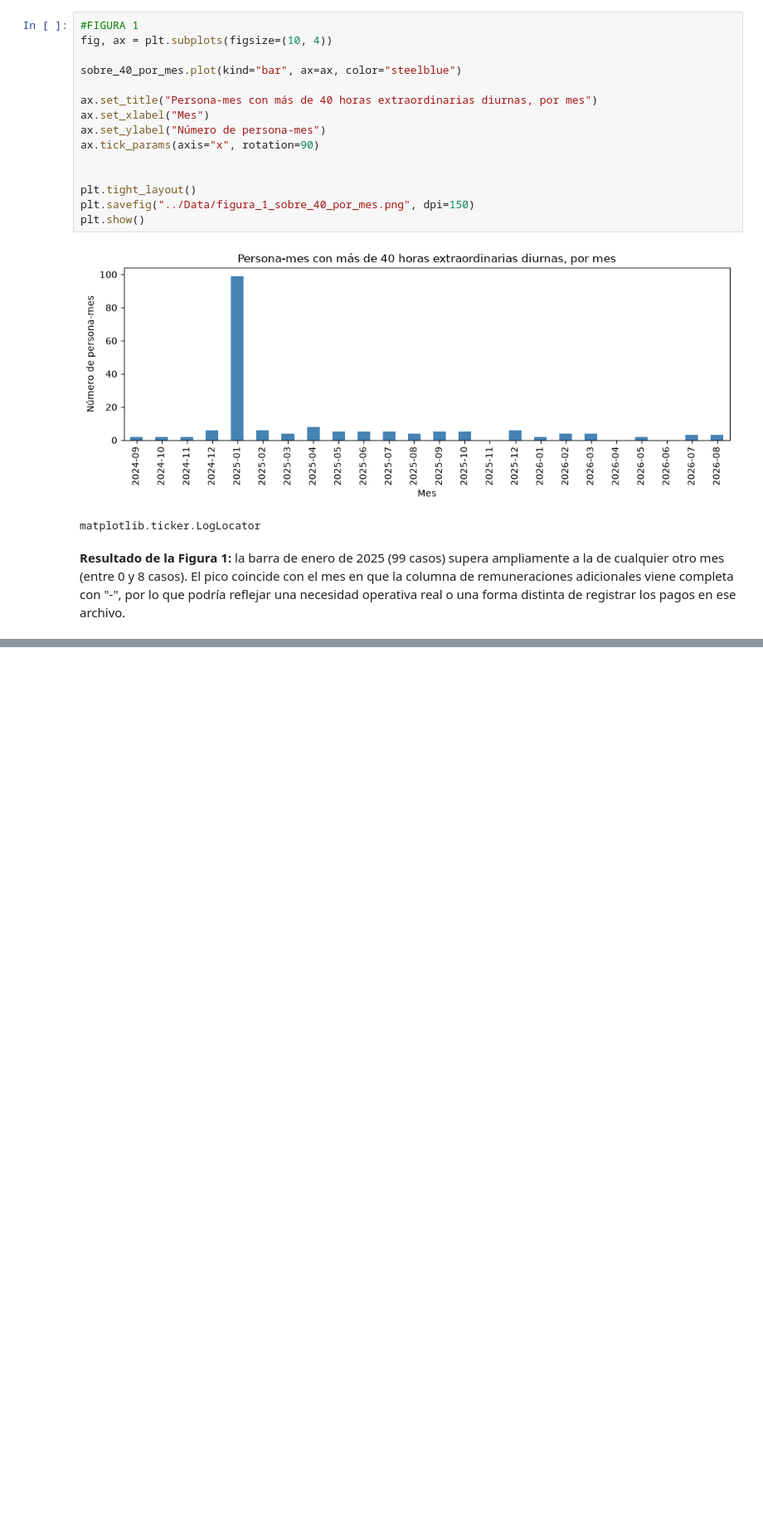
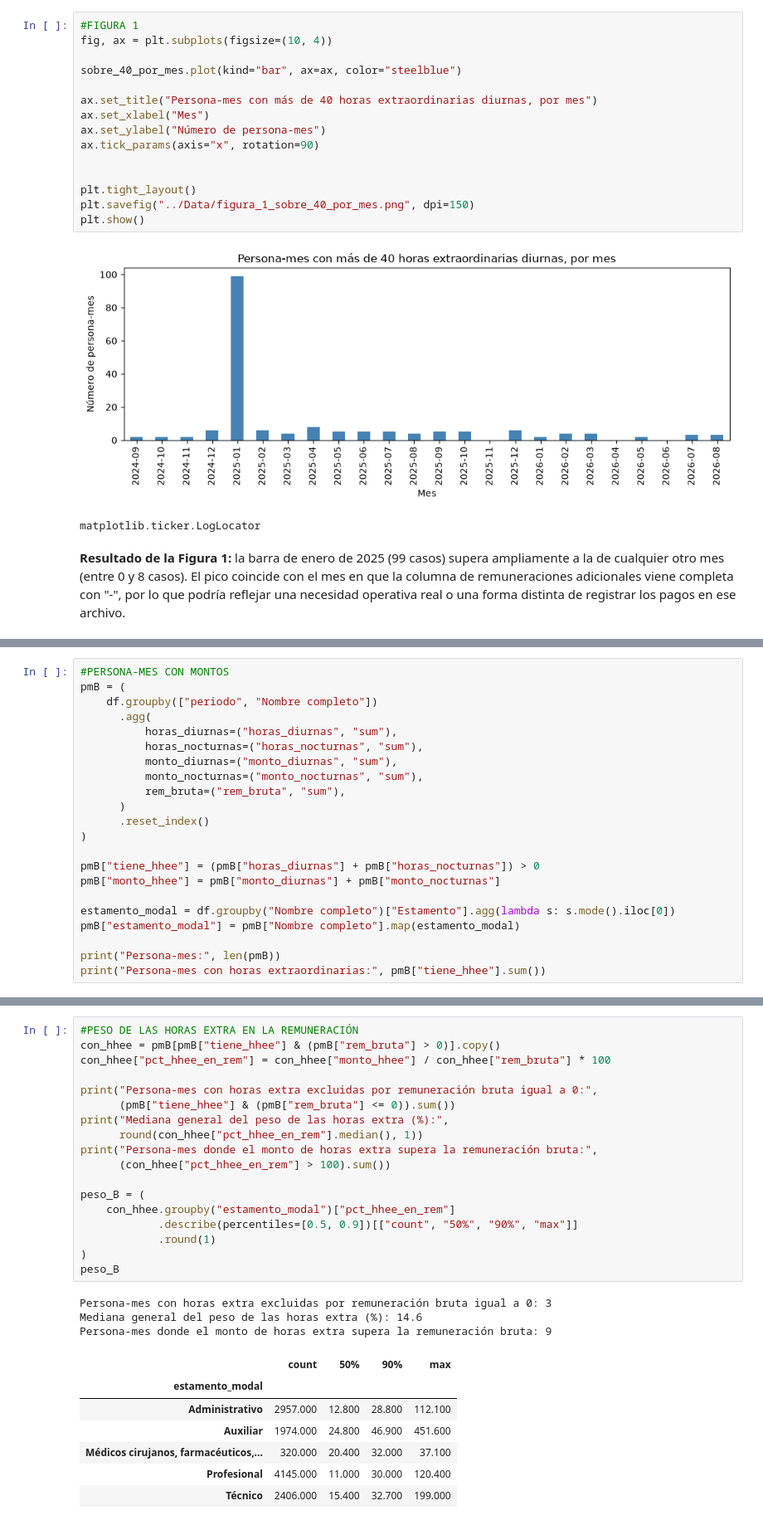
Before and after one commit to josenaxo/Proyecto-Business, a Jupyter notebook: Analysis/EDA.ipynb, the cells around one changed output, grey strips where cells are left out. Shown at 83% size. Cells and saved outputs as stored; diff of their text form; blank space fills up the shorter version.

```diff
--- a/Analysis/EDA.ipynb
+++ b/Analysis/EDA.ipynb
@@ -510,0 +521,22 @@ matplotlib.ticker.LogLocator
+# %%
+#PERSONA-MES CON MONTOS
+pmB = (
+    df.groupby(["periodo", "Nombre completo"])
+      .agg(
+          horas_diurnas=("horas_diurnas", "sum"),
+          horas_nocturnas=("horas_nocturnas", "sum"),
+          monto_diurnas=("monto_diurnas", "sum"),
+          monto_nocturnas=("monto_nocturnas", "sum"),
+          rem_bruta=("rem_bruta", "sum"),
+      )
+      .reset_index()
+)
+
+pmB["tiene_hhee"] = (pmB["horas_diurnas"] + pmB["horas_nocturnas"]) > 0
+pmB["monto_hhee"] = pmB["monto_diurnas"] + pmB["monto_nocturnas"]
+
+estamento_modal = df.groupby("Nombre completo")["Estamento"].agg(lambda s: s.mode().iloc[0])
+pmB["estamento_modal"] = pmB["Nombre completo"].map(estamento_modal)
+
+print("Persona-mes:", len(pmB))
+print("Persona-mes con horas extraordinarias:", pmB["tiene_hhee"].sum())
@@ -510,0 +600,29 @@ matplotlib.ticker.LogLocator
+# %%
+#PESO DE LAS HORAS EXTRA EN LA REMUNERACIÓN
+con_hhee = pmB[pmB["tiene_hhee"] & (pmB["rem_bruta"] > 0)].copy()
+con_hhee["pct_hhee_en_rem"] = con_hhee["monto_hhee"] / con_hhee["rem_bruta"] * 100
+
+print("Persona-mes con horas extra excluidas por remuneración bruta igual a 0:",
+      (pmB["tiene_hhee"] & (pmB["rem_bruta"] <= 0)).sum())
+print("Mediana general del peso de las horas extra (%):",
+      round(con_hhee["pct_hhee_en_rem"].median(), 1))
+print("Persona-mes donde el monto de horas extra supera la remuneración bruta:",
+      (con_hhee["pct_hhee_en_rem"] > 100).sum())
+
+peso_B = (
+    con_hhee.groupby("estamento_modal")["pct_hhee_en_rem"]
+            .describe(percentiles=[0.5, 0.9])[["count", "50%", "90%", "max"]]
+            .round(1)
+)
+peso_B
+# %% [output]
+Persona-mes con horas extra excluidas por remuneración bruta igual a 0: 3
+Mediana general del peso de las horas extra (%): 14.6
+Persona-mes donde el monto de horas extra supera la remuneración bruta: 9
+|  | count | 50% | 90% | max |
+| estamento_modal |  |  |  |  |
+| Administrativo | 2957.000 | 12.800 | 28.800 | 112.100 |
+| Auxiliar | 1974.000 | 24.800 | 46.900 | 451.600 |
+| Médicos cirujanos, farmacéuticos,... | 320.000 | 20.400 | 32.000 | 37.100 |
+| Profesional | 4145.000 | 11.000 | 30.000 | 120.400 |
+| Técnico | 2406.000 | 15.400 | 32.700 | 199.000 |
```
Also changed, not shown: parts of 7 cells of this notebook.
